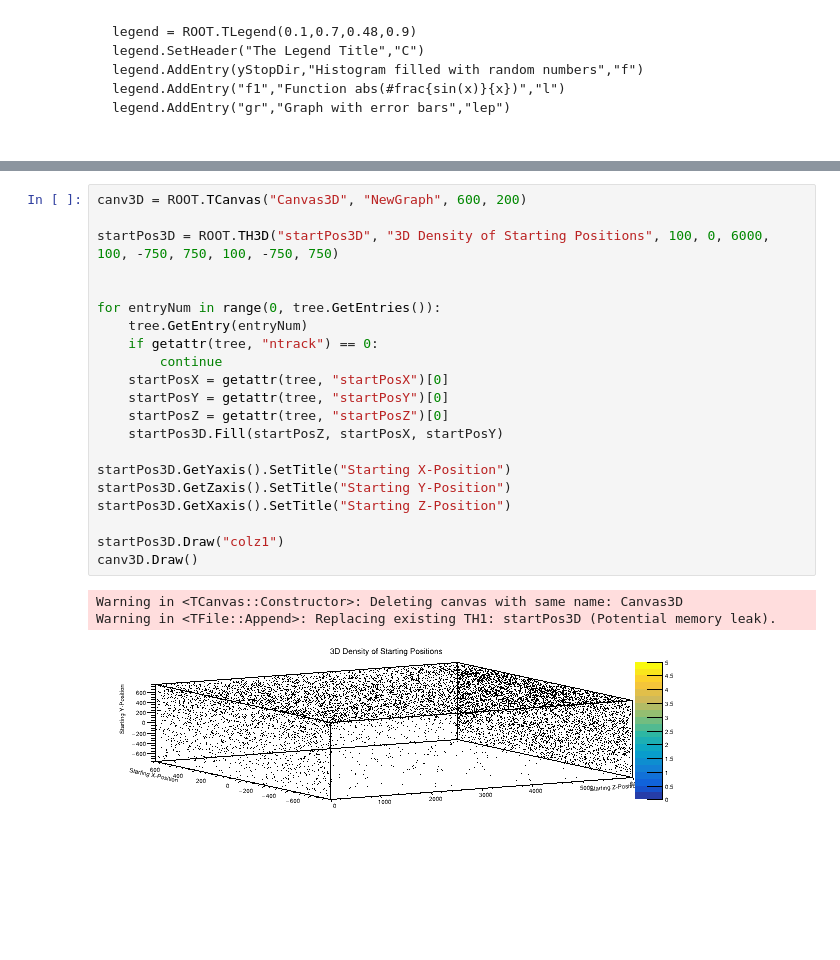
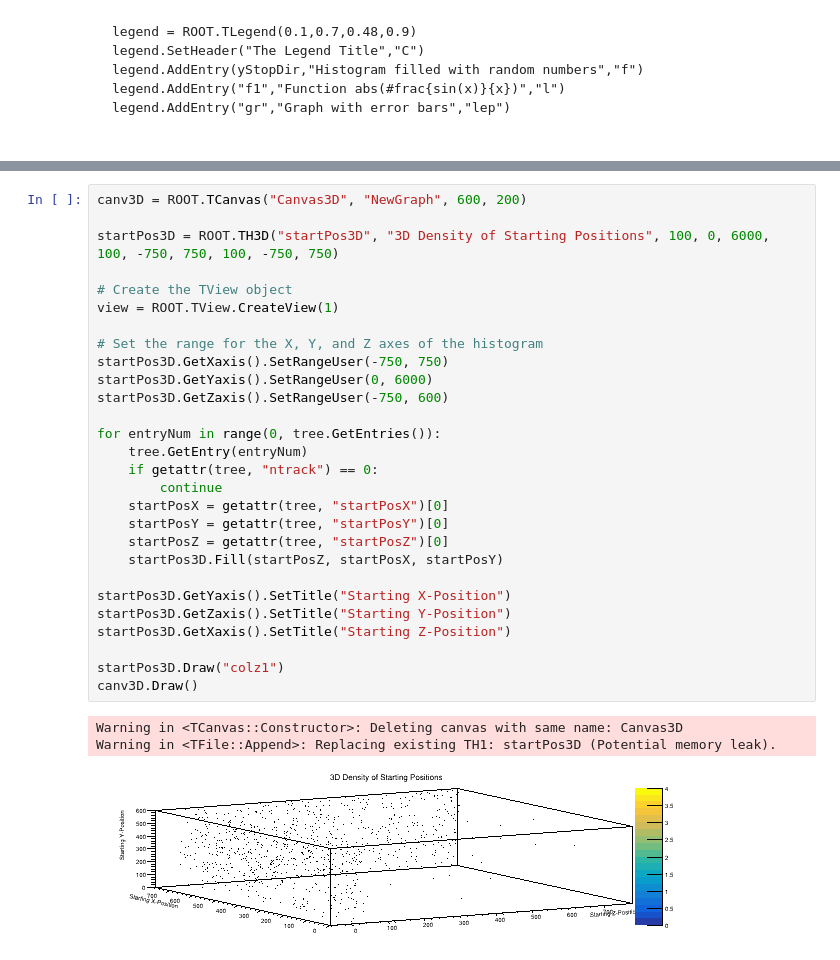
Before and after one commit to navaneethsrinath/RootPractice, a Jupyter notebook: novadatapractice.ipynb, the cells around one changed output, grey strips where cells are left out. Drawn from its saved outputs; the diff is of its cells as text; blank space fills up the shorter version.

Commit message:
3D Histo end

```diff
--- a/novadatapractice.ipynb
+++ b/novadatapractice.ipynb
@@ -392,25 +389,32 @@ canv.Draw()
 # %%
 canv3D = ROOT.TCanvas("Canvas3D", "NewGraph", 600, 200)
 
 startPos3D = ROOT.TH3D("startPos3D", "3D Density of Starting Positions", 100, 0, 6000, 100, -750, 750, 100, -750, 750)
 
+# Create the TView object
+view = ROOT.TView.CreateView(1)
+
+# Set the range for the X, Y, and Z axes of the histogram
+startPos3D.GetXaxis().SetRangeUser(-750, 750)
+startPos3D.GetYaxis().SetRangeUser(0, 6000)
+startPos3D.GetZaxis().SetRangeUser(-750, 600)
 
 for entryNum in range(0, tree.GetEntries()):
     tree.GetEntry(entryNum)
     if getattr(tree, "ntrack") == 0:
         continue
     startPosX = getattr(tree, "startPosX")[0]
     startPosY = getattr(tree, "startPosY")[0]
     startPosZ = getattr(tree, "startPosZ")[0]
     startPos3D.Fill(startPosZ, startPosX, startPosY)
 
 startPos3D.GetYaxis().SetTitle("Starting X-Position")
 startPos3D.GetZaxis().SetTitle("Starting Y-Position")
 startPos3D.GetXaxis().SetTitle("Starting Z-Position")
 
 startPos3D.Draw("colz1")
 canv3D.Draw()
 # %% [output]
 Warning in <TCanvas::Constructor>: Deleting canvas with same name: Canvas3D
 Warning in <TFile::Append>: Replacing existing TH1: startPos3D (Potential memory leak).
-[figure, old version]
+[figure, new version]
```
Also changed, not shown: parts of 4 cells of this notebook.
